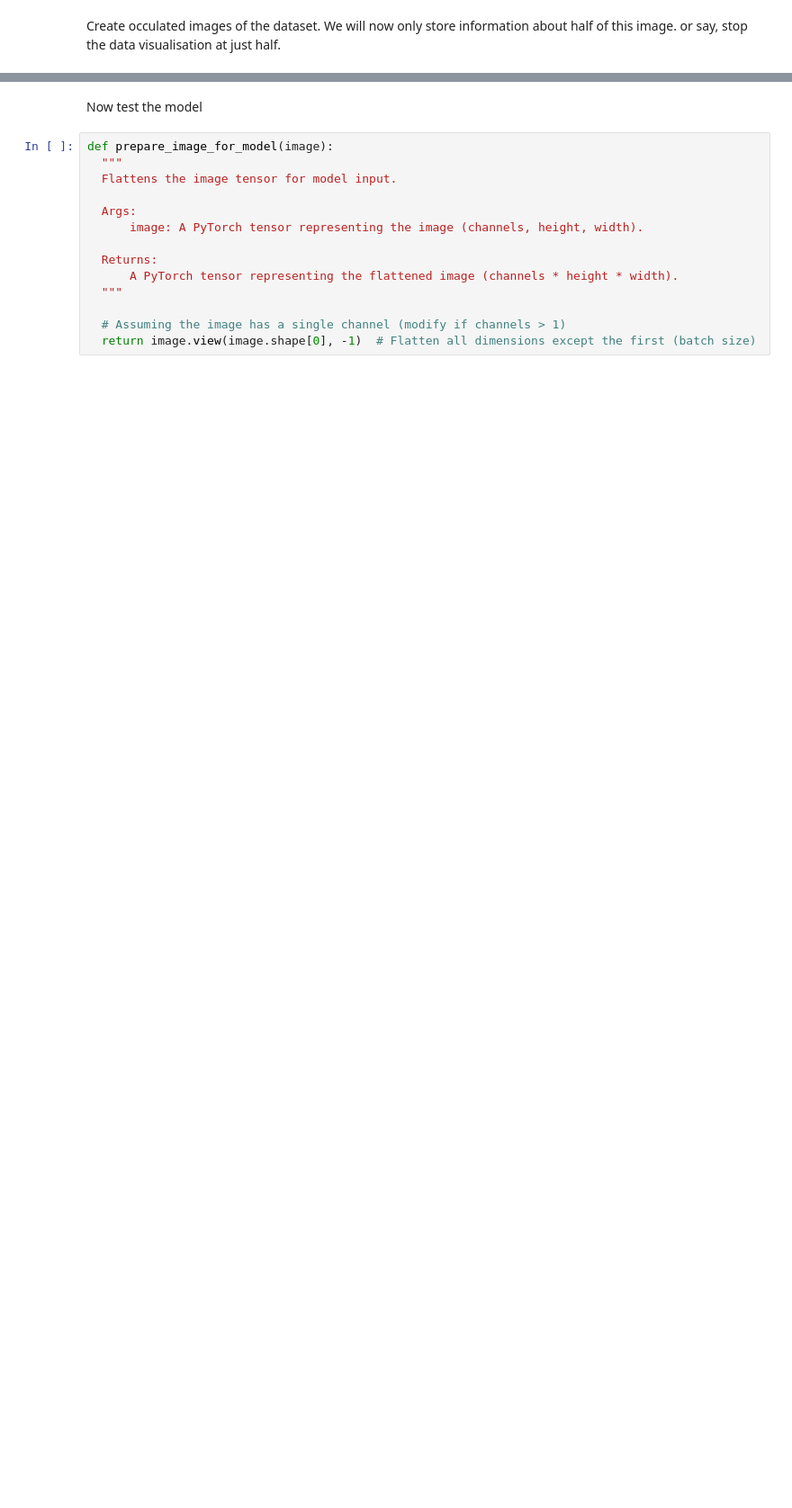
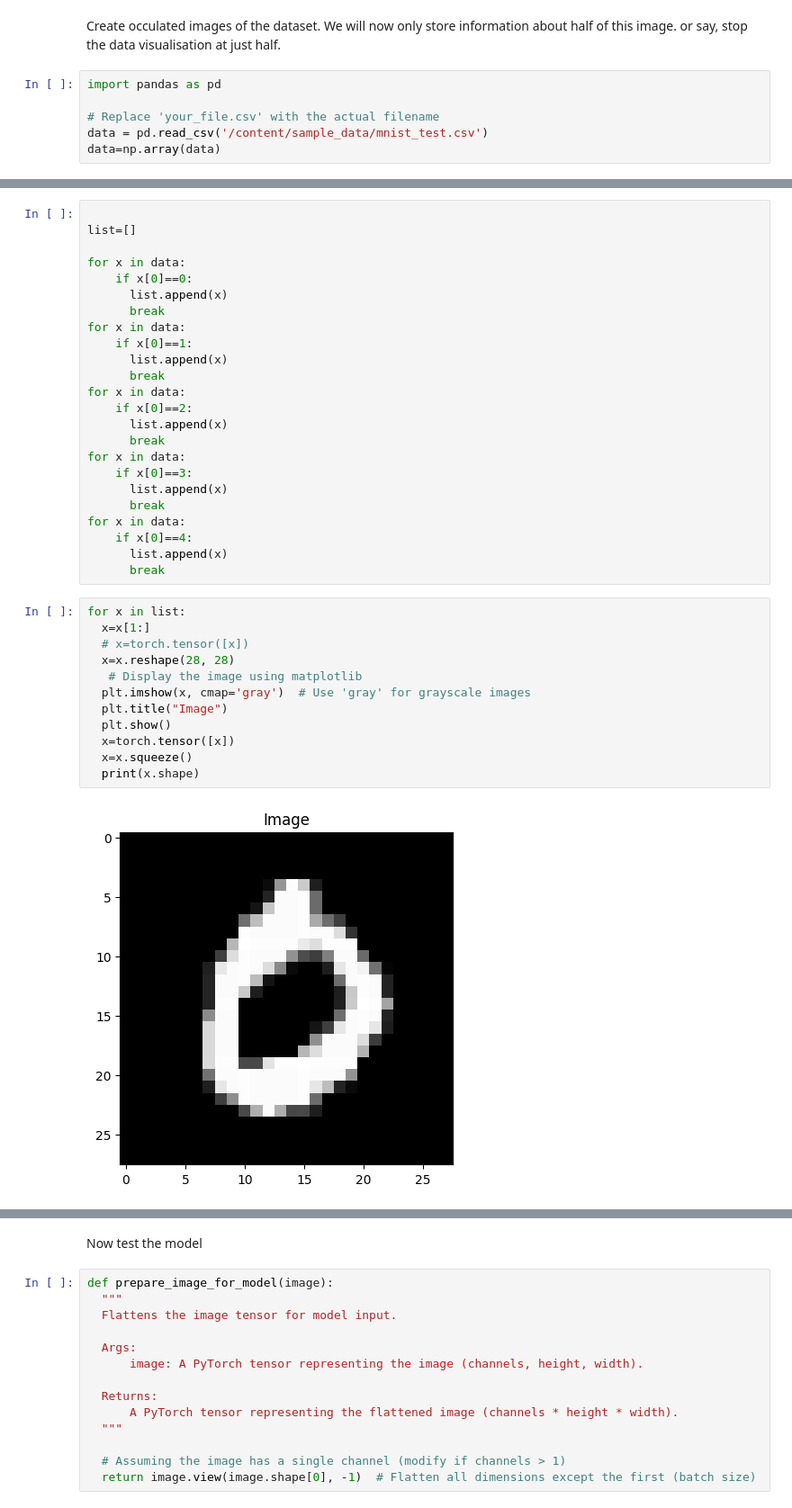
Before and after one commit to mrigankpawagi/EfficientAttention, a Jupyter notebook: Efficient_Attention.ipynb, the cells around one changed output, grey strips where cells are left out. Shown: that part at 90% size. Drawn from its saved outputs; the diff is of its cells as text; blank space fills up the shorter version.

```diff
--- a/Efficient_Attention.ipynb
+++ b/Efficient_Attention.ipynb
@@ -422,2 +388,8 @@ plt.show()
 # %% [markdown]
 Create occulated images of the dataset. We will now only store information about half of this image. or say, stop the data visualisation at just half.
+# %%
+import pandas as pd
+
+# Replace 'your_file.csv' with the actual filename
+data = pd.read_csv('/content/sample_data/mnist_test.csv')
+data=np.array(data)
@@ -423,0 +404,38 @@ Create occulated images of the dataset. We will now only store information about
+# %%
+
+list=[]
+
+for x in data:
+    if x[0]==0:
+      list.append(x)
+      break
+for x in data:
+    if x[0]==1:
+      list.append(x)
+      break
+for x in data:
+    if x[0]==2:
+      list.append(x)
+      break
+for x in data:
+    if x[0]==3:
+      list.append(x)
+      break
+for x in data:
+    if x[0]==4:
+      list.append(x)
+      break
+# %%
+for x in list:
+  x=x[1:]
+  # x=torch.tensor([x])
+  x=x.reshape(28, 28)
+   # Display the image using matplotlib
+  plt.imshow(x, cmap='gray')  # Use 'gray' for grayscale images
+  plt.title("Image")
+  plt.show()
+  x=torch.tensor([x])
+  x=x.squeeze()
+  print(x.shape)
+# %% [output]
+[figure, added]
```
Also changed, not shown: parts of 15 cells of this notebook.
